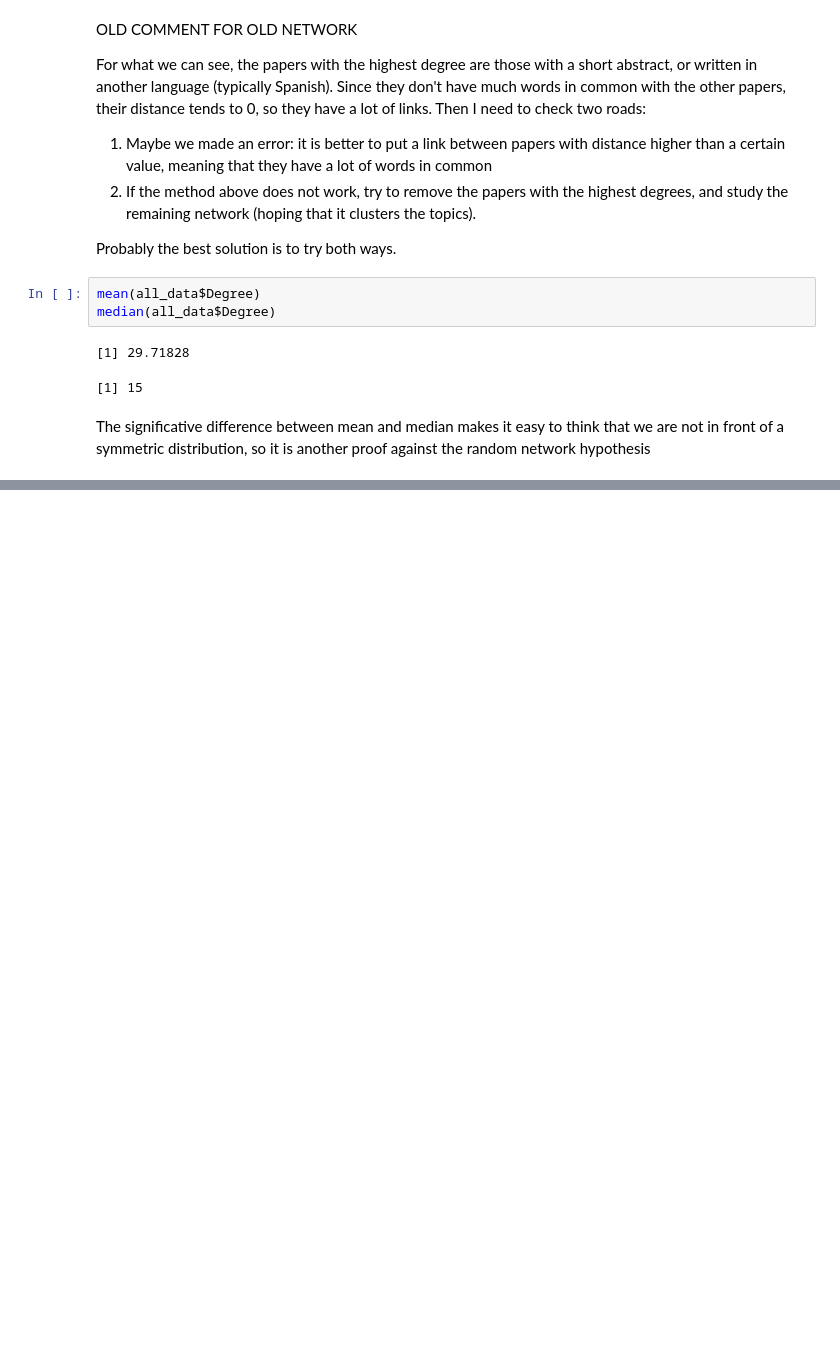
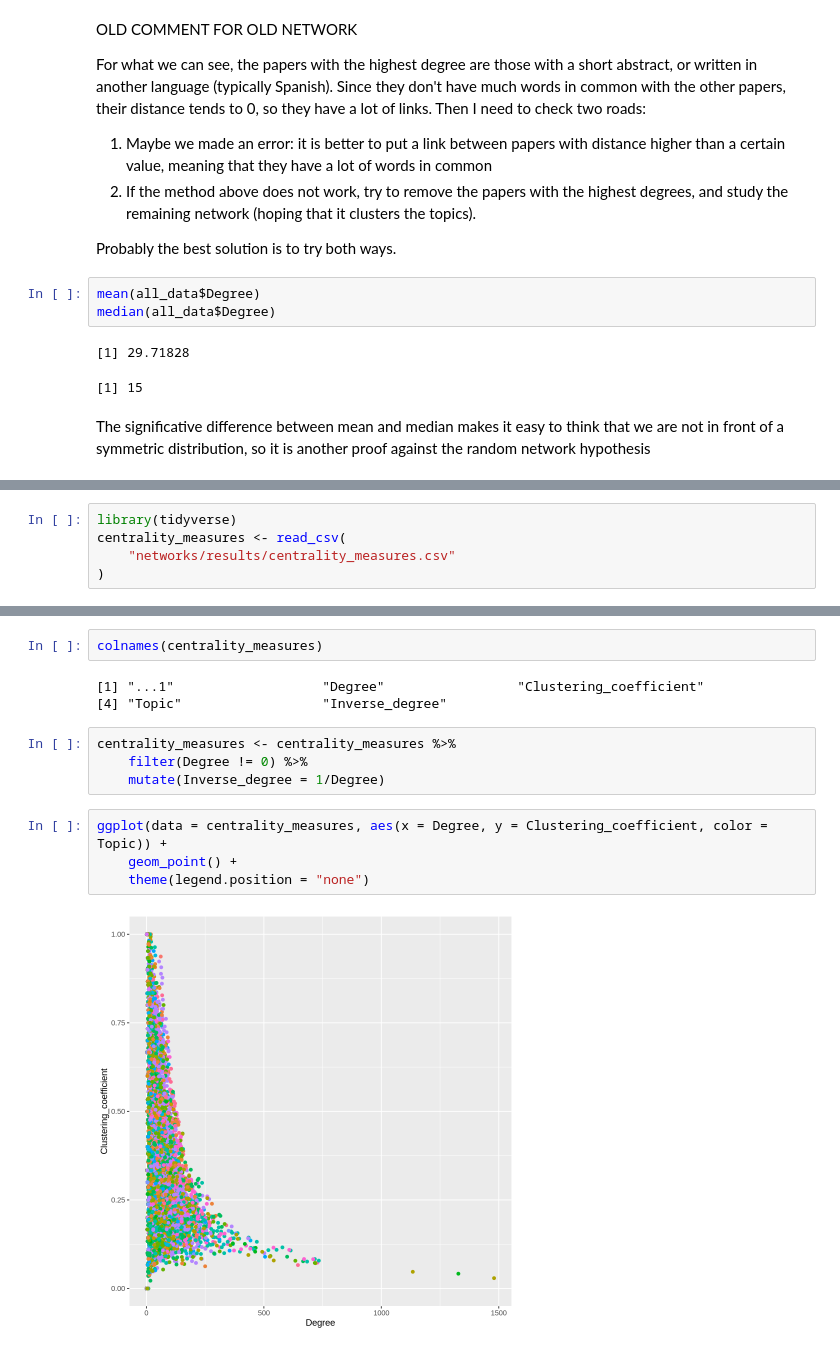
Before and after one commit to riccardo03-maker/Abstract_network, a Jupyter notebook: plots.ipynb, the cells around one changed output, grey strips where cells are left out. Drawn from its saved outputs; the diff is of its cells as text; blank space fills up the shorter version.

Commit message:
Implemented clustering coefficients

```diff
--- a/plots.ipynb
+++ b/plots.ipynb
@@ -131,0 +114,5 @@ The significative difference between mean and median makes it easy to think that
+# %%
+library(tidyverse)
+centrality_measures <- read_csv(
+    "networks/results/centrality_measures.csv"
+)
@@ -131,0 +140,15 @@ The significative difference between mean and median makes it easy to think that
+# %%
+colnames(centrality_measures)
+# %% [output]
+[1] "...1"                   "Degree"                 "Clustering_coefficient"
+[4] "Topic"                  "Inverse_degree"
+# %%
+centrality_measures <- centrality_measures %>%
+    filter(Degree != 0) %>%
+    mutate(Inverse_degree = 1/Degree)
+# %%
+ggplot(data = centrality_measures, aes(x = Degree, y = Clustering_coefficient, color = Topic)) +
+    geom_point() +
+    theme(legend.position = "none")
+# %% [output]
+[figure, added]
```
Also changed, not shown: parts of 4 cells of this notebook, 4 other files.
